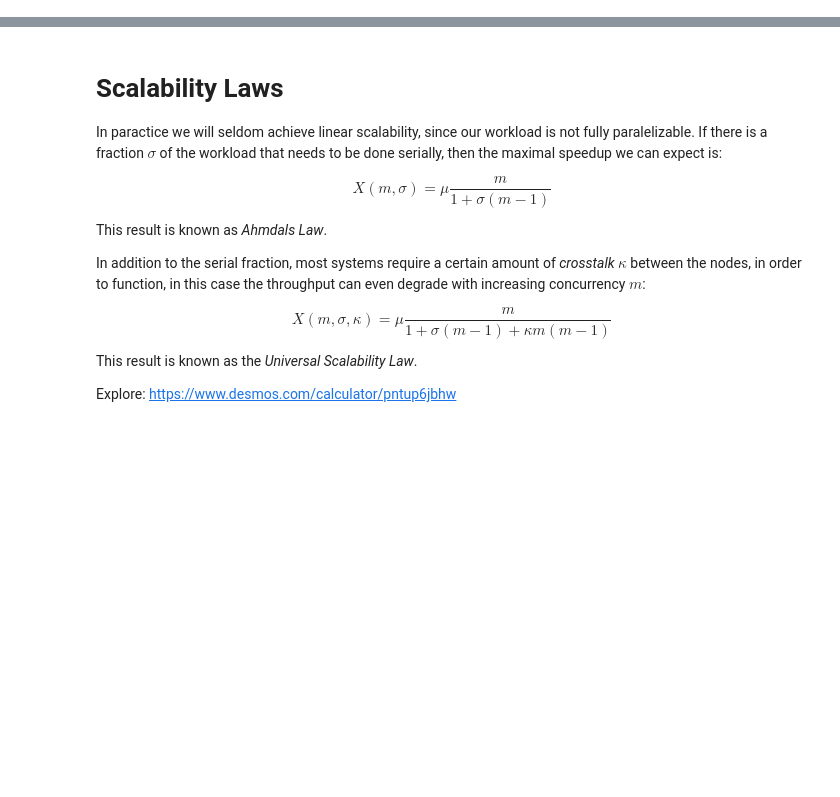
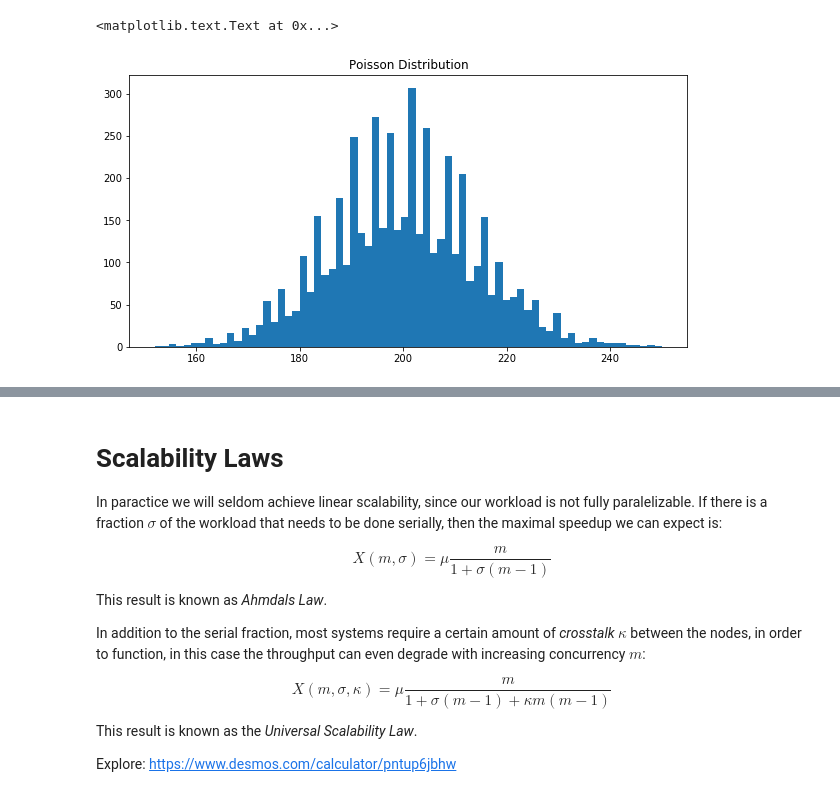
Before and after one commit to HeinrichHartmann/Statistics-for-Engineers, a Jupyter notebook: Queuing Theory.ipynb, the cells around one changed output, grey strips where cells are left out. Cells and saved outputs as stored; diff of their text form; code cells hidden in the pictures; blank space fills up the shorter version.

```diff
--- a/Queuing Theory.ipynb
+++ b/Queuing Theory.ipynb
@@ -312,0 +144,23 @@ Interactive Version: https://www.desmos.com/calculator/qpbnllcyeo
+# %%
+#
+# The arrival process is modeled as iterator
+#
+def IID(Dist):
+    while True:
+        yield Dist()
+
+def Const(c):
+    "Constant series"
+    return IID(lambda: c)
+
+def Ber(p):
+    "Bernoulli noise"
+    return IID(stats.bernoulli(p).rvs)
+
+def Poi(l):
+    "Poisson noise"
+    return IID(stats.poisson(l).rvs)
+
+def ExampleData():
+    # could be extracted from log files, etc.
+    return [0,0,0,5,0,0,0,0,0,0,0,2,0,0,0,0,0,0,0,0,0,0]
@@ -312,0 +204,6 @@ Interactive Version: https://www.desmos.com/calculator/qpbnllcyeo
+# %%
+Hist(Poi(200), N=5000)
+plt.title("Poisson Distribution")
+# %% [output]
+<matplotlib.text.Text at 0x...>
+[figure, added]
```
Also changed, not shown: parts of 60 cells of this notebook.
